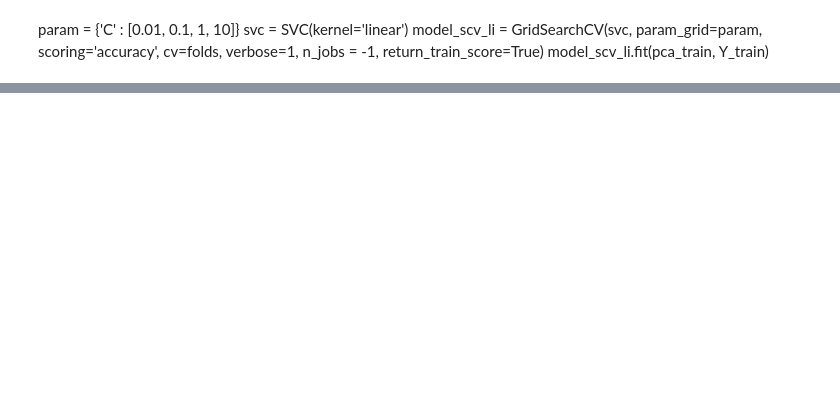
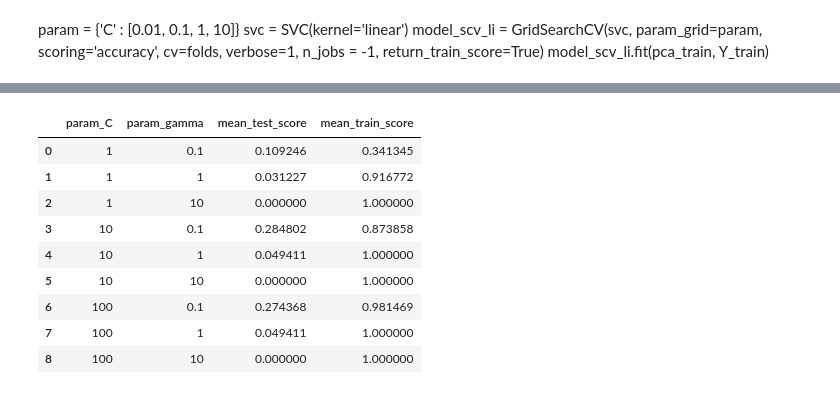
Before and after one commit to ppawar88/DSProject, a Jupyter notebook: Telecom Churn/Telecom Churn .ipynb, the cells around one changed output, grey strips where cells are left out. Cells and saved outputs as stored; diff of their text form; code cells hidden in the pictures; blank space fills up the shorter version.

```diff
--- a/Telecom Churn/Telecom Churn .ipynb
+++ b/Telecom Churn/Telecom Churn .ipynb
@@ -285,6 +534,6 @@ from statsmodels.stats.outliers_influence import variance_inflation_factor
 #Split Train & Test Data
 Y = hvCust['churn']
 X = hvCust.drop(labels=['churn','mobile_number'], axis=1)
-X_train, X_test, Y_train, Y_test = train_test_split(X,Y, test_size=0.3, random_state = 100, stratify = Y)
+X_train, X_test, Y_train, Y_test = train_test_split(X,Y, train_size=0.5, random_state = 100, stratify = Y)
 print("Train Set :", X_train.shape, Y_train.shape)
 print("Test Set :", X_test.shape, Y_test.shape)
@@ -378,10 +728,7 @@ model_scv_li = GridSearchCV(svc,
 model_scv_li.fit(pca_train, Y_train)
 # %%
 svc = SVC(kernel='poly')
-param = {'C' : [0.01, 0.1, 1, 10],
-        'gamma': [0.01, 0.1, 1]}
-model_svc_poly = GridSearchCV(svc, param_grid=param, cv=folds, scoring='recall', n_jobs=-1, return_train_score=True)
+param = {'C' : [ 0.1, 1,10,100],
+        'gamma': [0.01,0.1,10,100]}
+model_svc_poly = GridSearchCV(svc, param_grid=param, cv=folds, scoring='recall', verbose=1, n_jobs=-1, return_train_score=True)
 model_svc_poly.fit(pca_train, Y_train)
-
-scvpolyScore = pd.DataFrame(model_svc_poly.cv_results_)
-scvpolyScore[['param_C','mean_test_score','mean_train_score']]
@@ -388,9 +770,6 @@ scvpolyScore[['param_C','mean_test_score','mean_train_score']]
 # %%
 svc = SVC(kernel='rbf')
-param = {'C' : [0.01, 0.1, 1, 10],
-        'gamma': [0.01, 0.1, 1]}
-model_svc_rbf = GridSearchCV(svc, param_grid=param, cv=folds, scoring='recall', n_jobs=-1, return_train_score=True)
+param = {'C' : [1,10,100],
+        'gamma': [0.1,1,10]}
+model_svc_rbf = GridSearchCV(svc, param_grid=param, cv=folds, scoring='recall', verbose=1, n_jobs=-1, return_train_score=True)
 model_svc_rbf.fit(pca_train, Y_train)
-
-scvrbfScore = pd.DataFrame(model_svc_rbf.cv_results_)
-scvrbfScore[['param_C','mean_test_score','mean_train_score']]
@@ -396,0 +789,14 @@ scvrbfScore[['param_C','mean_test_score','mean_train_score']]
+# %%
+scvrbfScore = pd.DataFrame(model_svc_rbf.cv_results_)
+scvrbfScore[['param_C', 'param_gamma','mean_test_score','mean_train_score']]
+# %% [output]
+|  | param_C | param_gamma | mean_test_score | mean_train_score |
+| 0 | 1 | 0.1 | 0.109246 | 0.341345 |
+| 1 | 1 | 1 | 0.031227 | 0.916772 |
+| 2 | 1 | 10 | 0.000000 | 1.000000 |
+| 3 | 10 | 0.1 | 0.284802 | 0.873858 |
+| 4 | 10 | 1 | 0.049411 | 1.000000 |
+| 5 | 10 | 10 | 0.000000 | 1.000000 |
+| 6 | 100 | 0.1 | 0.274368 | 0.981469 |
+| 7 | 100 | 1 | 0.049411 | 1.000000 |
+| 8 | 100 | 10 | 0.000000 | 1.000000 |
```
Also changed, not shown: parts of 51 cells of this notebook.
